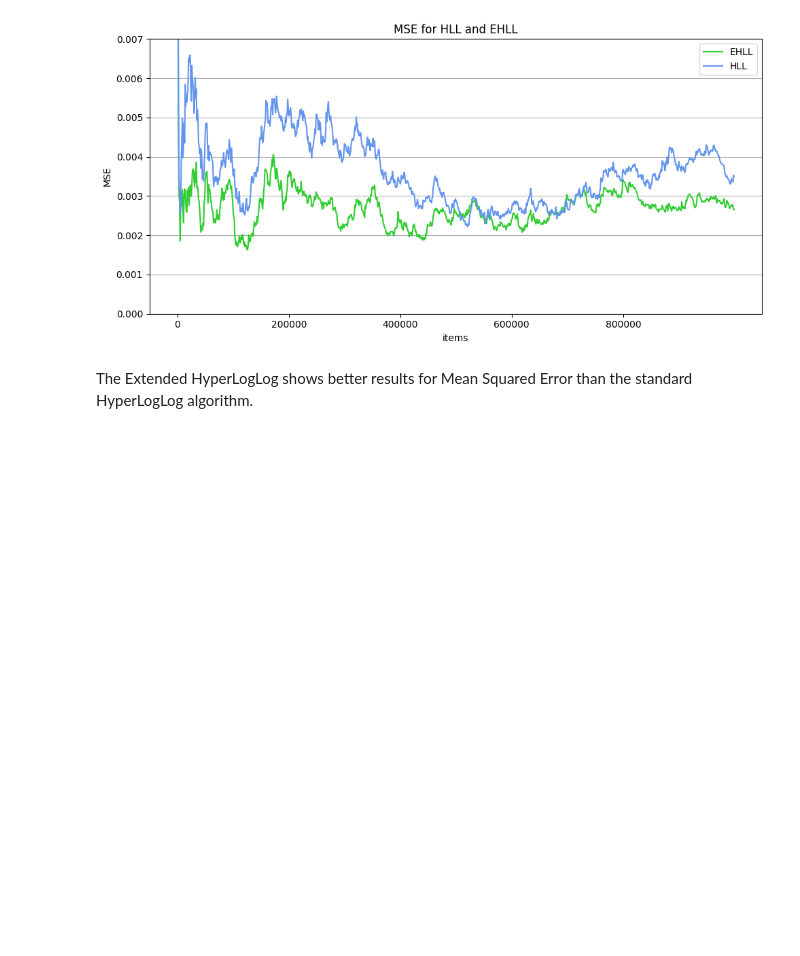
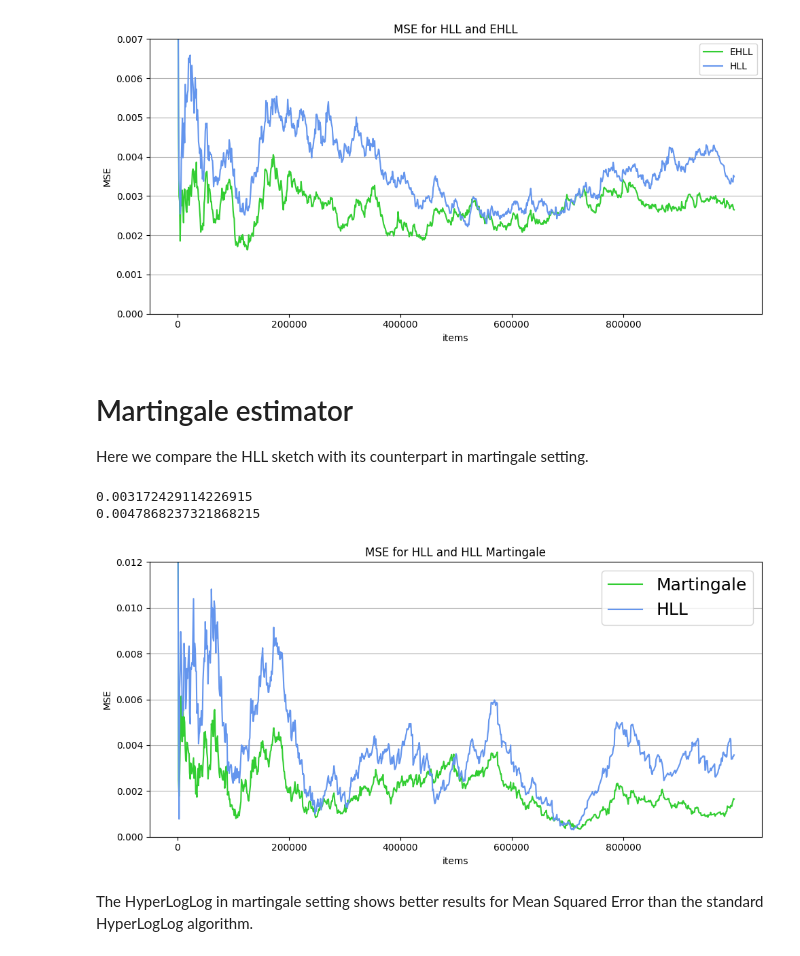
Before and after one commit to sbalsam/CardinalityEstimation, a Jupyter notebook: Cardinality.ipynb, the cells around one changed output. Saved outputs shown, nothing was run; the diff lists cells and outputs as text; code cells hidden in the pictures; blank space fills up the shorter version.

Commit message:
finished martingale setting

```diff
--- a/Cardinality.ipynb
+++ b/Cardinality.ipynb
@@ -303,3 +303,7 @@ plt.show()
 0.0037111770377954694
 0.004634550849008389
 [figure]
+# %% [markdown]
+# Martingale estimator
+
+Here we compare the HLL sketch with its counterpart in martingale setting.
@@ -306,2 +344,30 @@ plt.show()
+# %%
+import matplotlib.pyplot as plt
+import statistics
+plt.plot(avgs, color='limegreen')
+plt.plot(avgs2, color='cornflowerblue')
+print(statistics.mean(avgs))
+print(statistics.mean(avgs2))
+step = 200
+ticks = np.arange(0, len(testvalues), step)
+plt.xticks(ticks=ticks, labels=[0,200000, 400000, 600000, 800000]) #[testvalues[i] for i in ticks])
+#plt.xticks(ticks=range(len(testvalues)), labels=testvalues)
+plt.xlabel('items')
+#plt.yscale('symlog')
+plt.ylim(0.00, 0.012)
+#plt.xlim(400,100000)
+plt.ylabel('MSE')
+plt.title('MSE for HLL and HLL Martingale')
+plt.grid(True, which='both', axis='y')
+plt.legend(['Martingale','HLL'], fontsize=18)
+fig = plt.gcf()
+fig.set_size_inches(10,5, True)
+plt.tight_layout()
+#plt.savefig('martingale.pdf', dpi=300)
+plt.show()
+# %% [output]
+0.003172429114226915
+0.0047868237321868215
+[figure, added]
 # %% [markdown]
-The Extended HyperLogLog shows better results for Mean Squared Error than the standard HyperLogLog algorithm.
+The HyperLogLog in martingale setting shows better results for Mean Squared Error than the standard HyperLogLog algorithm.
```
Also changed, not shown: parts of 1 cell of this notebook, 9 other files.
